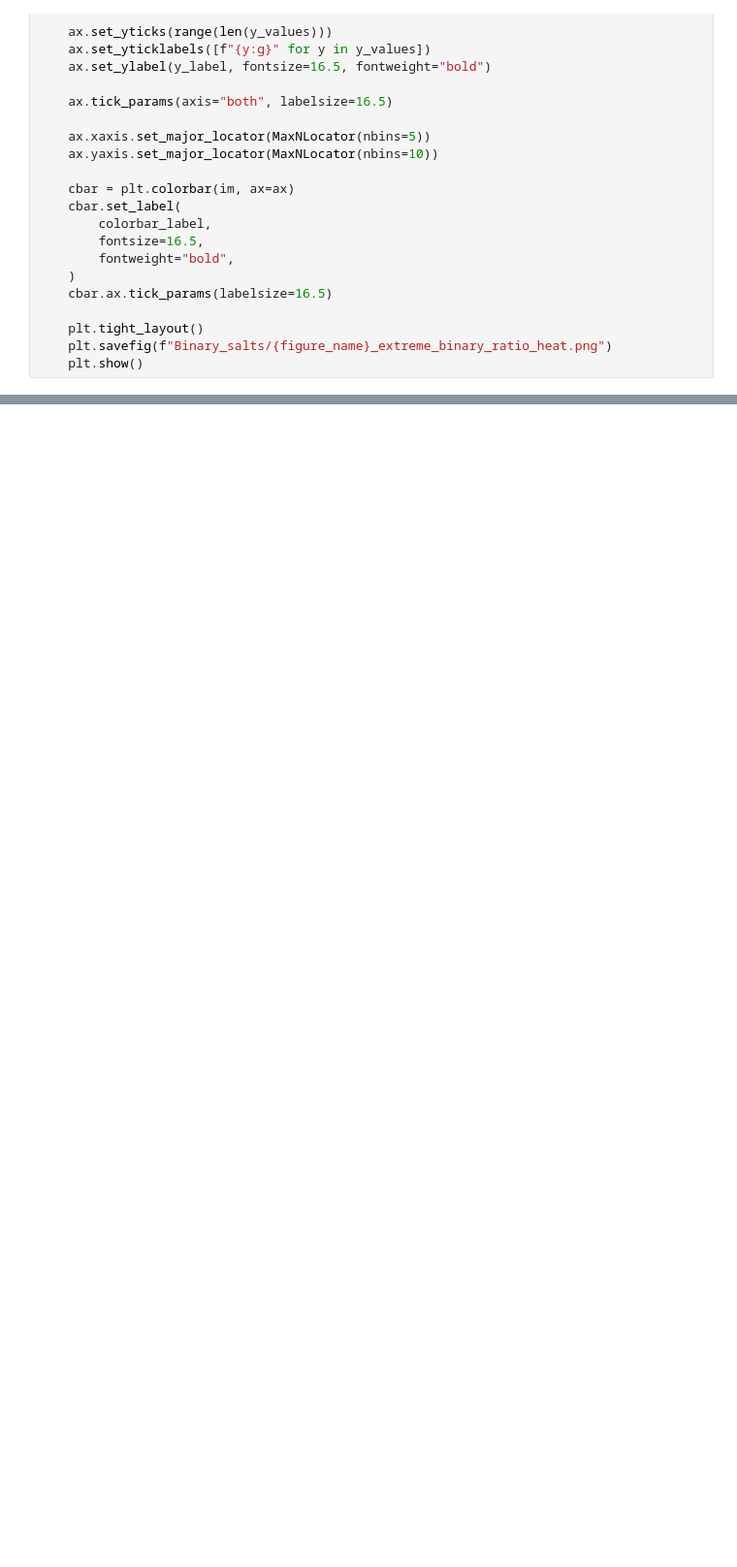
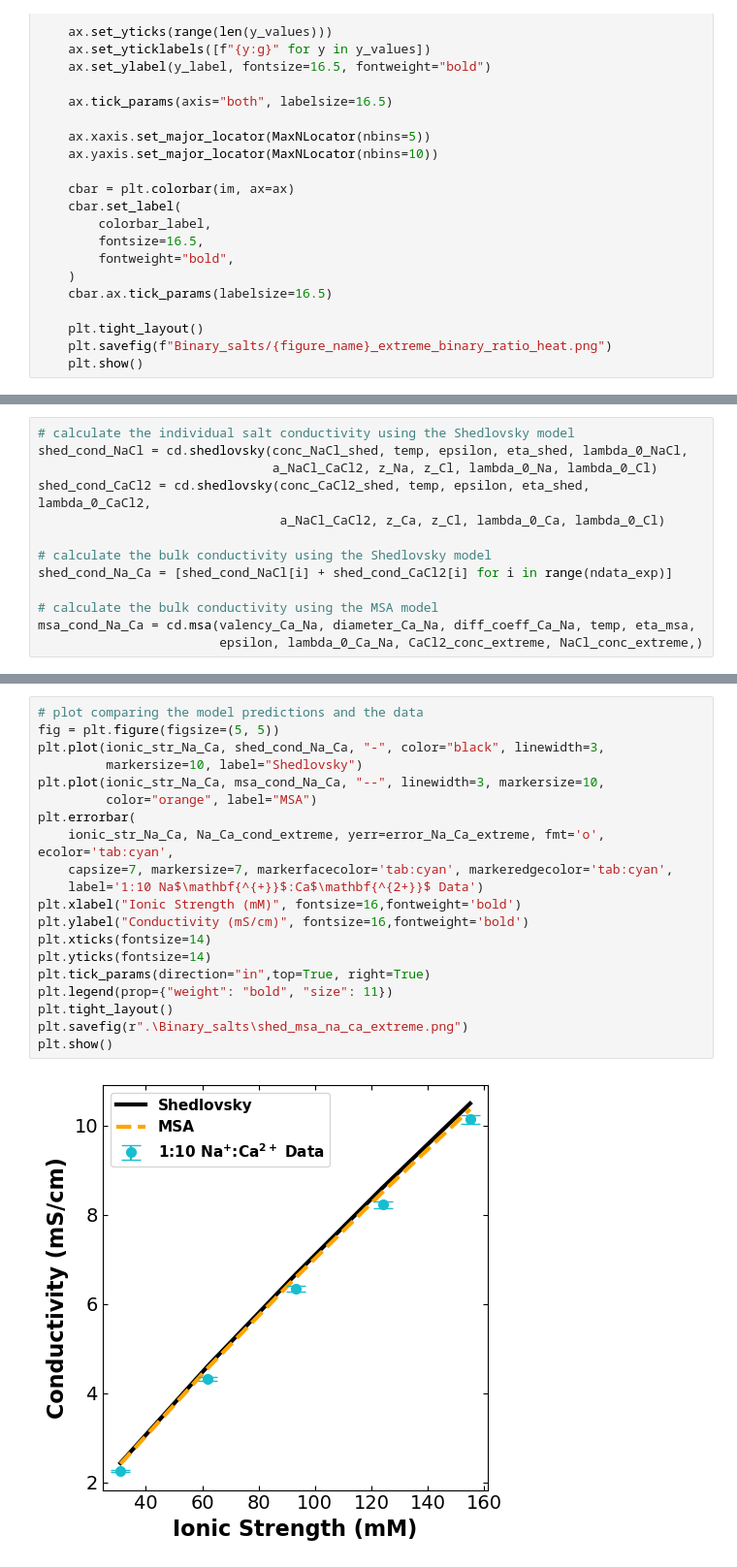
Before and after one commit to dowlinglab/salts-conductivity-modelling, a Jupyter notebook: extreme_binary_conductivity.ipynb, the cells around one changed output, grey strips where cells are left out. Shown at 97% size. Cells and saved outputs as stored; diff of their text form; blank space fills up the shorter version.

```diff
--- a/extreme_binary_conductivity.ipynb
+++ b/extreme_binary_conductivity.ipynb
@@ -409,0 +503,13 @@ The prediction residual of cation ratio 30 is: [0.7294806  1.59654504 2.3543436
+# %%
+# calculate the individual salt conductivity using the Shedlovsky model
+shed_cond_NaCl = cd.shedlovsky(conc_NaCl_shed, temp, epsilon, eta_shed, lambda_0_NaCl,
+                               a_NaCl_CaCl2, z_Na, z_Cl, lambda_0_Na, lambda_0_Cl)
+shed_cond_CaCl2 = cd.shedlovsky(conc_CaCl2_shed, temp, epsilon, eta_shed, lambda_0_CaCl2,
+                                a_NaCl_CaCl2, z_Ca, z_Cl, lambda_0_Ca, lambda_0_Cl)
+
+# calculate the bulk conductivity using the Shedlovsky model
+shed_cond_Na_Ca = [shed_cond_NaCl[i] + shed_cond_CaCl2[i] for i in range(ndata_exp)]
+
+# calculate the bulk conductivity using the MSA model
+msa_cond_Na_Ca = cd.msa(valency_Ca_Na, diameter_Ca_Na, diff_coeff_Ca_Na, temp, eta_msa,
+                        epsilon, lambda_0_Ca_Na, CaCl2_conc_extreme, NaCl_conc_extreme,)
@@ -409,0 +527,22 @@ The prediction residual of cation ratio 30 is: [0.7294806  1.59654504 2.3543436
+# %%
+# plot comparing the model predictions and the data
+fig = plt.figure(figsize=(5, 5))
+plt.plot(ionic_str_Na_Ca, shed_cond_Na_Ca, "-", color="black", linewidth=3,
+         markersize=10, label="Shedlovsky")
+plt.plot(ionic_str_Na_Ca, msa_cond_Na_Ca, "--", linewidth=3, markersize=10,
+         color="orange", label="MSA")
+plt.errorbar(
+    ionic_str_Na_Ca, Na_Ca_cond_extreme, yerr=error_Na_Ca_extreme, fmt='o', ecolor='tab:cyan',
+    capsize=7, markersize=7, markerfacecolor='tab:cyan', markeredgecolor='tab:cyan',
+    label='1:10 Na$\mathbf{^{+}}$:Ca$\mathbf{^{2+}}$ Data')
+plt.xlabel("Ionic Strength (mM)", fontsize=16,fontweight='bold')
+plt.ylabel("Conductivity (mS/cm)", fontsize=16,fontweight='bold')
+plt.xticks(fontsize=14)
+plt.yticks(fontsize=14)
+plt.tick_params(direction="in",top=True, right=True)
+plt.legend(prop={"weight": "bold", "size": 11})
+plt.tight_layout()
+plt.savefig(r".\Binary_salts\shed_msa_na_ca_extreme.png")
+plt.show()
+# %% [output]
+[figure, added]
```
Also changed, not shown: parts of 26 cells of this notebook, 15 other files.
